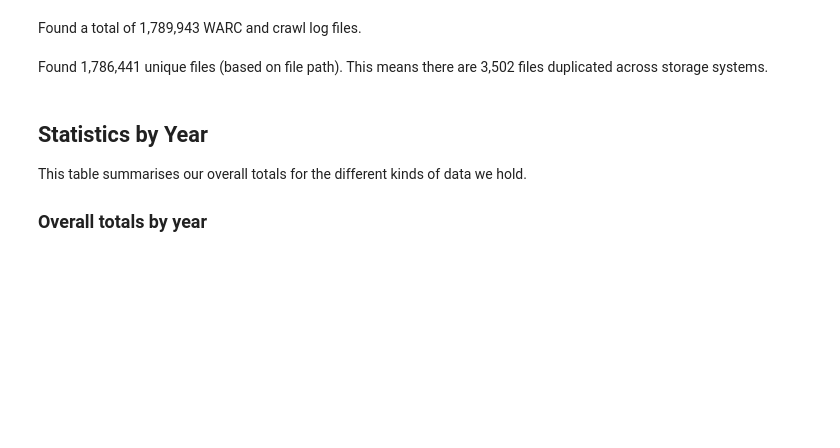
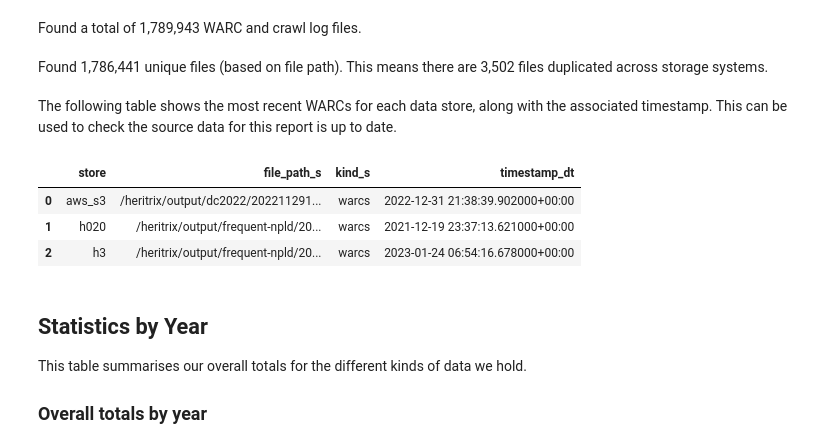
Before and after one commit to ukwa/ukwa-notebook-apps, a Jupyter notebook: ukwa-holdings-summary-report.ipynb, the cells around one changed output. Drawn from its saved outputs; the diff is of its cells as text; code cells hidden in the pictures; blank space fills up the shorter version.

Commit message:
Add most-recent-warc table

```diff
--- a/ukwa-holdings-summary-report.ipynb
+++ b/ukwa-holdings-summary-report.ipynb
@@ -56,6 +56,22 @@ unique_records = len(dfu)
 display(HTML(f"Found {unique_records:,} unique files (based on file path). This means there are {(total_records-unique_records):,} files duplicated across storage systems."))
 # %% [output]
 Found 1,786,441 unique files (based on file path). This means there are 3,502 files duplicated across storage systems.
+# %% [markdown]
+The following table shows the most recent WARCs for each data store, along with the associated timestamp. This can be used to check the source data for this report is up to date.
+# %%
+pd.set_option('display.max_colwidth', -1)
+# Now we look for the most recent WARC files:
+dflw = df.filter(items=['hdfs_service_id_s', 'file_path_s', 'kind_s', 'timestamp_dt'], axis=1)
+dflw = dflw.loc[dflw['kind_s'] == 'warcs'].sort_values(['timestamp_dt'],ascending=False).groupby('hdfs_service_id_s').first()
+dflw = dflw.reset_index().rename(columns={
+    'hdfs_service_id_s': 'store',
+})
+dflw
+# %% [output]
+|  | store | file_path_s | kind_s | timestamp_dt |
+| 0 | aws_s3 | /heritrix/output/dc2022/202211291... | warcs | 2022-12-31 21:38:39.902000+00:00 |
+| 1 | h020 | /heritrix/output/frequent-npld/20... | warcs | 2021-12-19 23:37:13.621000+00:00 |
+| 2 | h3 | /heritrix/output/frequent-npld/20... | warcs | 2023-01-24 06:54:16.678000+00:00 |
 # %% [markdown]
 ## Statistics by Year <a class="anchor" id="by-year"></a>
 
```
